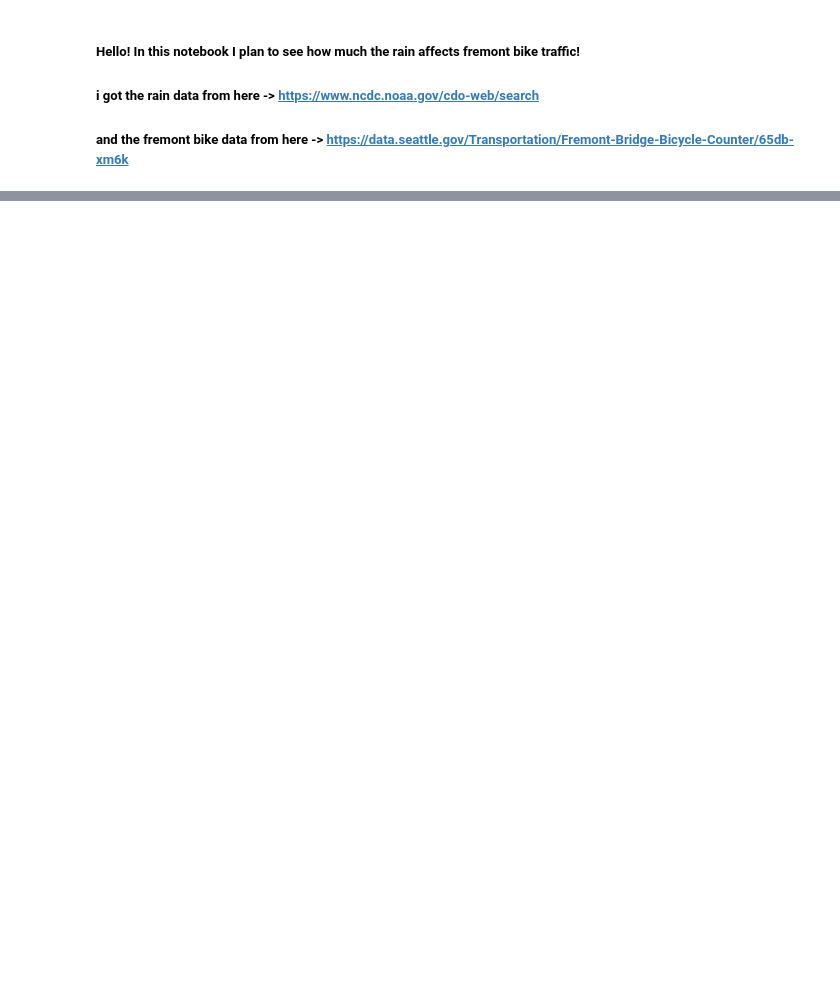
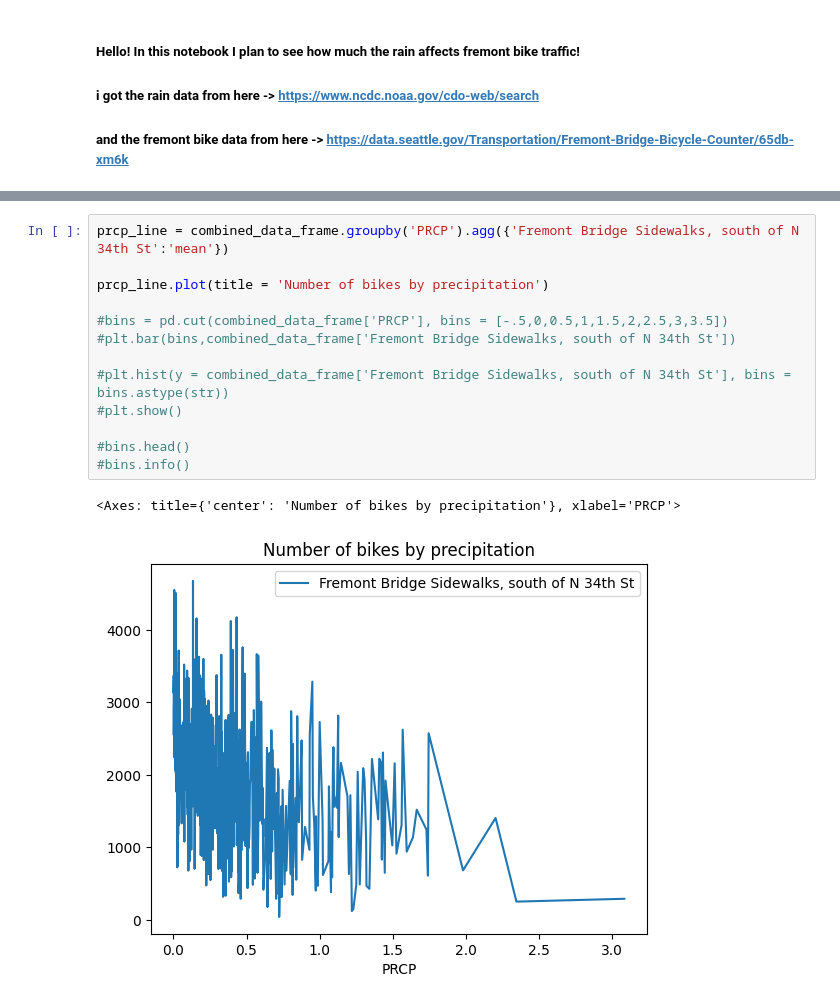
Before and after one commit to amschechter/amschechter.github.io, a Jupyter notebook: DataScience/censusData/RainyFremont.ipynb, the cells around one changed output, grey strips where cells are left out. Cells and saved outputs as stored; diff of their text form; blank space fills up the shorter version.

```diff
--- a/DataScience/censusData/RainyFremont.ipynb
+++ b/DataScience/censusData/RainyFremont.ipynb
@@ -88,0 +168,16 @@ rain_year.info()
+# %%
+prcp_line = combined_data_frame.groupby('PRCP').agg({'Fremont Bridge Sidewalks, south of N 34th St':'mean'})
+
+prcp_line.plot(title = 'Number of bikes by precipitation')
+
+#bins = pd.cut(combined_data_frame['PRCP'], bins = [-.5,0,0.5,1,1.5,2,2.5,3,3.5])
+#plt.bar(bins,combined_data_frame['Fremont Bridge Sidewalks, south of N 34th St'])
+
+#plt.hist(y = combined_data_frame['Fremont Bridge Sidewalks, south of N 34th St'], bins = bins.astype(str))
+#plt.show()
+
+#bins.head()
+#bins.info()
+# %% [output]
+<Axes: title={'center': 'Number of bikes by precipitation'}, xlabel='PRCP'>
+[figure, added]
```
Also changed, not shown: parts of 22 cells of this notebook.
